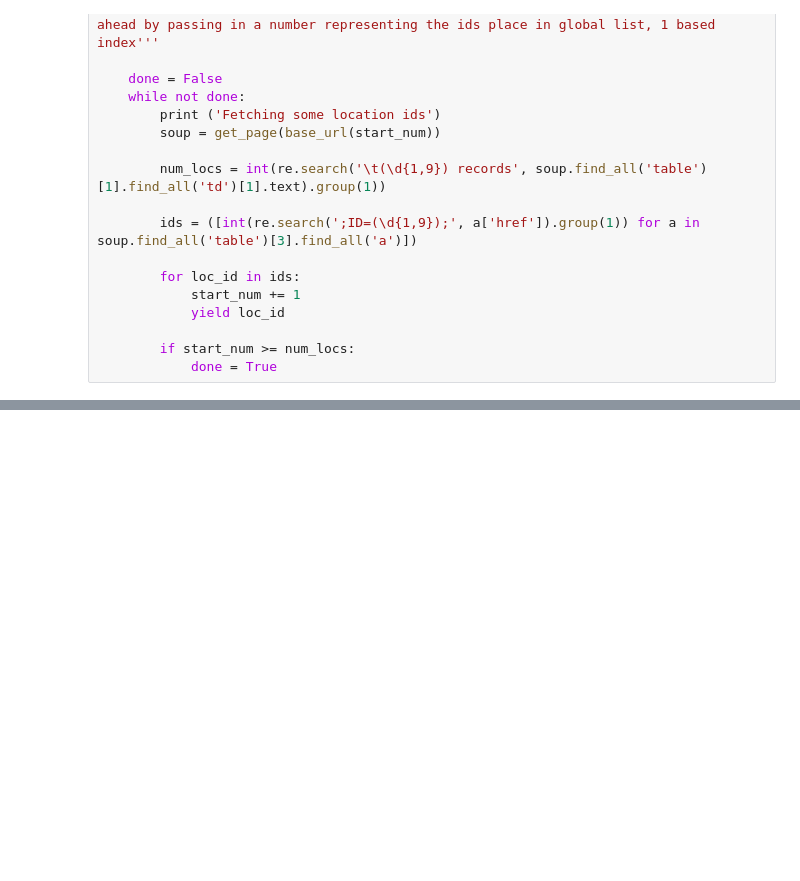
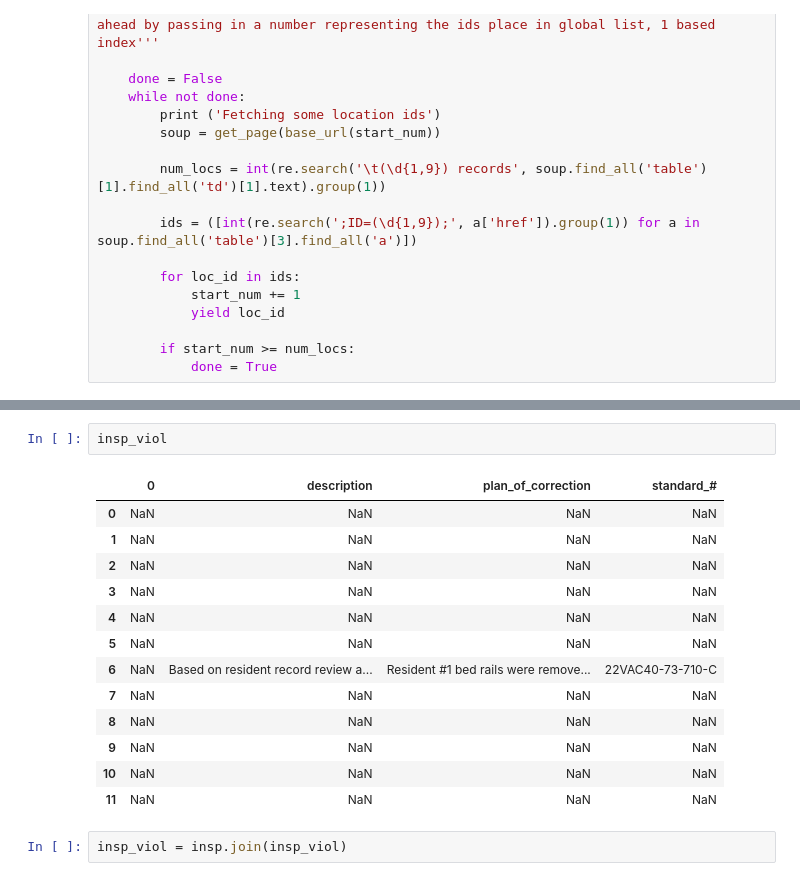
Before and after one commit to ltc690/daen, a Jupyter notebook: DSS_WebScraping.ipynb, the cells around one changed output, grey strips where cells are left out. Cells and saved outputs as stored; diff of their text form; blank space fills up the shorter version.

```diff
--- a/DSS_WebScraping.ipynb
+++ b/DSS_WebScraping.ipynb
@@ -277,0 +306,18 @@ df
+# %%
+insp_viol
+# %% [output]
+|  | 0 | description | plan_of_correction | standard_# |
+| 0 | NaN | NaN | NaN | NaN |
+| 1 | NaN | NaN | NaN | NaN |
+| 2 | NaN | NaN | NaN | NaN |
+| 3 | NaN | NaN | NaN | NaN |
+| 4 | NaN | NaN | NaN | NaN |
+| 5 | NaN | NaN | NaN | NaN |
+| 6 | NaN | Based on resident record review a... | Resident #1 bed rails were remove... | 22VAC40-73-710-C |
+| 7 | NaN | NaN | NaN | NaN |
+| 8 | NaN | NaN | NaN | NaN |
+| 9 | NaN | NaN | NaN | NaN |
+| 10 | NaN | NaN | NaN | NaN |
+| 11 | NaN | NaN | NaN | NaN |
+# %%
+insp_viol = insp.join(insp_viol)
```
Also changed, not shown: parts of 20 cells of this notebook, 1 other file.
